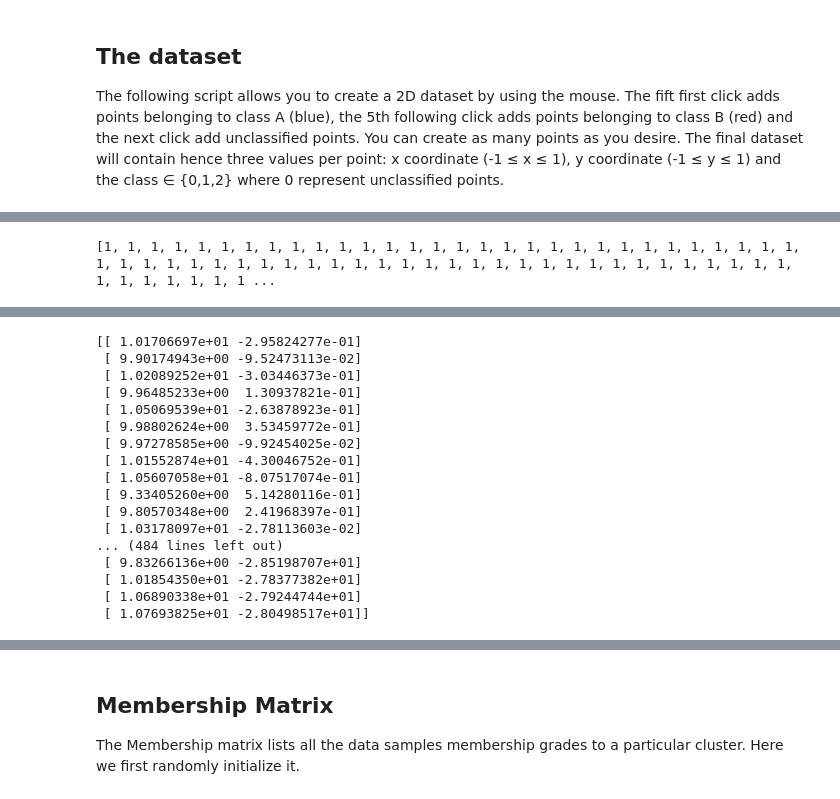
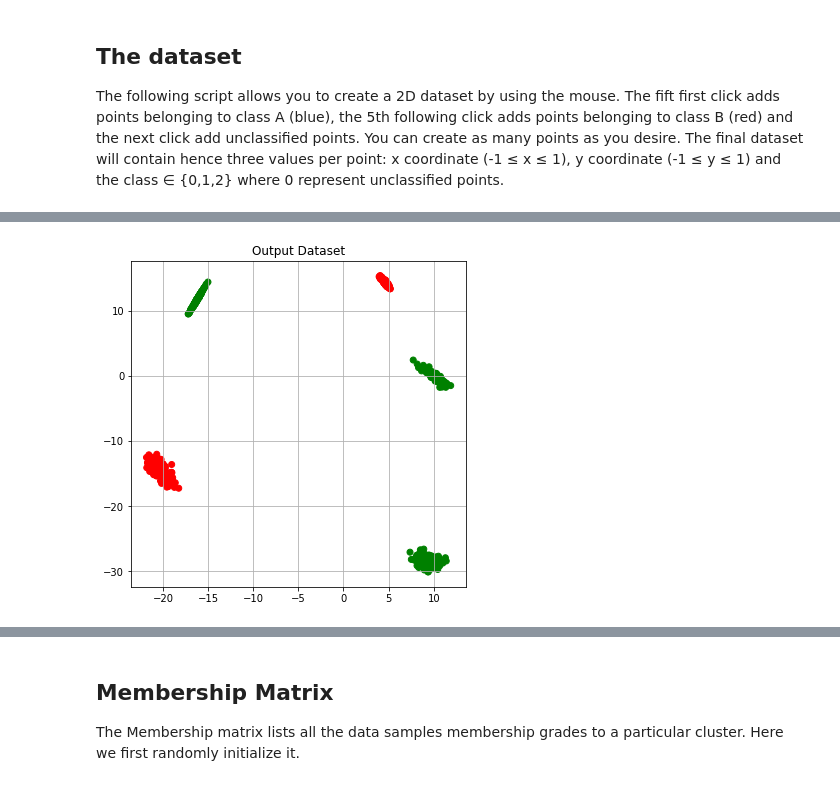
Before and after one commit to X4l1b1/LFA_Labs, a Jupyter notebook: LFA Project/001_C_Mean_Clustering.ipynb, the cells around one changed output, grey strips where cells are left out. Drawn from its saved outputs; the diff is of its cells as text; code cells hidden in the pictures.

```diff
--- a/LFA Project/001_C_Mean_Clustering.ipynb
+++ b/LFA Project/001_C_Mean_Clustering.ipynb
@@ -79,19 +79,18 @@ def make_spiral_clusters(c, cluster_size, n_noise, d=2):
     return x, v
 
 
-dataset, true_centers = make_spiral_clusters(5, 100, 0)
+dataset, true_centers = make_spiral_clusters(5, 150, 0)
 
 labels = [1]*int(len(dataset)/5) + [2]*int(len(dataset)/5) + [1]*int(len(dataset)/5) + [2]*int(len(dataset)/5)+ [1]*int(len(dataset)/5)
 labelzzz = copy.copy(labels)
-print(labelzzz)
+labels_names = np.unique(labelzzz)
+
 fig2 = plt.figure(figsize=(6,6))
 plt.title("Output Dataset")
 
 plt.scatter(dataset[:,0], dataset[:,1], c=[(['b', 'g', 'r', 'c', 'm', 'y', 'k', 'w'])[int(label)] for label in labels])
 plt.grid()
 plt.show()
-print(dataset)
 for i in range(100):
     labels[np.random.randint(len(labels))] = 0
 # %% [output]
-[1, 1, 1, 1, 1, 1, 1, 1, 1, 1, 1, 1, 1, 1, 1, 1, 1, 1, 1, 1, 1, 1, 1, 1, 1, 1, 1, 1, 1, 1, 1, 1, 1, 1, 1, 1, 1, 1, 1, 1, 1, 1, 1, 1, 1, 1, 1, 1, 1, 1, 1, 1, 1, 1, 1, 1, 1, 1, 1, 1, 1, 1, 1, 1, 1, 1, 1 ...
@@ -100,20 +97,4 @@ for i in range(100):
-[[ 1.01706697e+01 -2.95824277e-01]
- [ 9.90174943e+00 -9.52473113e-02]
- [ 1.02089252e+01 -3.03446373e-01]
- [ 9.96485233e+00  1.30937821e-01]
- [ 1.05069539e+01 -2.63878923e-01]
- [ 9.98802624e+00  3.53459772e-01]
- [ 9.97278585e+00 -9.92454025e-02]
- [ 1.01552874e+01 -4.30046752e-01]
- [ 1.05607058e+01 -8.07517074e-01]
- [ 9.33405260e+00  5.14280116e-01]
- [ 9.80570348e+00  2.41968397e-01]
- [ 1.03178097e+01 -2.78113603e-02]
-... (484 lines left out)
- [ 9.83266136e+00 -2.85198707e+01]
- [ 1.01854350e+01 -2.78377382e+01]
- [ 1.06890338e+01 -2.79244744e+01]
- [ 1.07693825e+01 -2.80498517e+01]]
+[figure, added]
 # %%
 dataset = np.array(dataset)
 labels = np.expand_dims(labels, axis=1)
```
Also changed, not shown: parts of 7 cells of this notebook.
